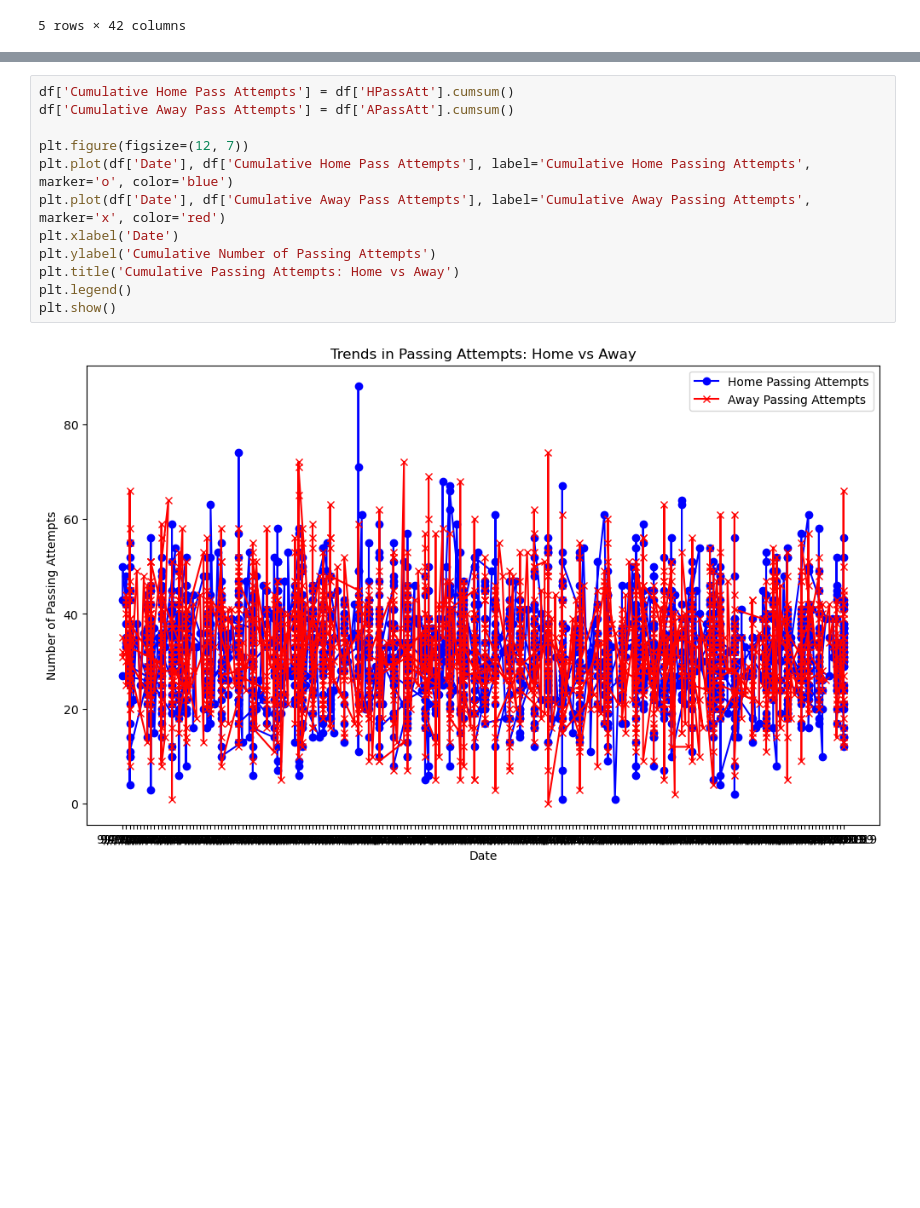
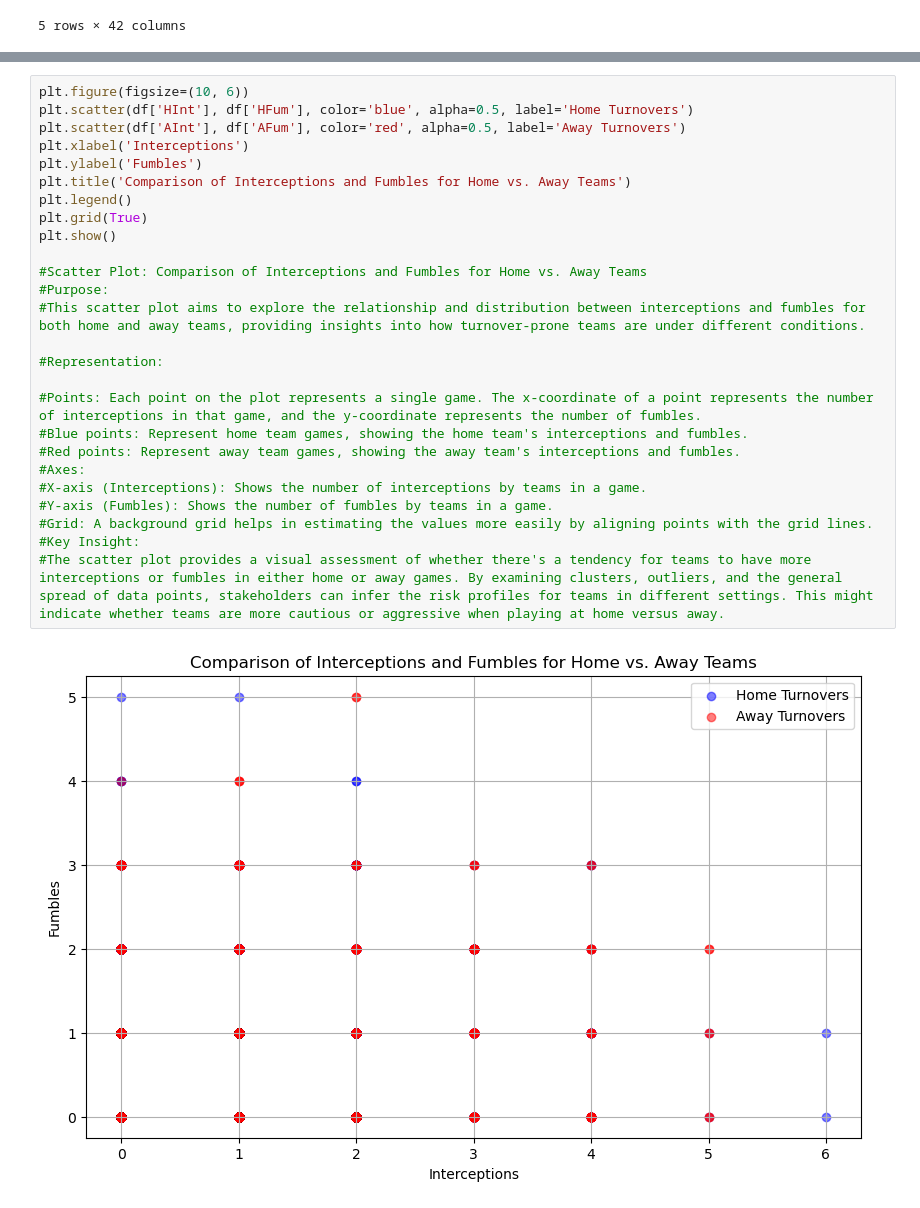
Before and after one commit to kojo-create/Comp-590-Final-Project, a Jupyter notebook: 590.ipynb, the cells around one changed output, grey strips where cells are left out. Drawn from its saved outputs; the diff is of its cells as text; blank space fills up the shorter version.

```diff
--- a/590.ipynb
+++ b/590.ipynb
@@ -76,14 +94,28 @@ AttributeError: 'str' object has no attribute 'strftime'
 # %%
-df['Cumulative Home Pass Attempts'] = df['HPassAtt'].cumsum()
-df['Cumulative Away Pass Attempts'] = df['APassAtt'].cumsum()
+plt.figure(figsize=(10, 6))
+plt.scatter(df['HInt'], df['HFum'], color='blue', alpha=0.5, label='Home Turnovers')
+plt.scatter(df['AInt'], df['AFum'], color='red', alpha=0.5, label='Away Turnovers')
+plt.xlabel('Interceptions')
+plt.ylabel('Fumbles')
+plt.title('Comparison of Interceptions and Fumbles for Home vs. Away Teams')
+plt.legend()
+plt.grid(True)
+plt.show()
 
-plt.figure(figsize=(12, 7))
-plt.plot(df['Date'], df['Cumulative Home Pass Attempts'], label='Cumulative Home Passing Attempts', marker='o', color='blue')
-plt.plot(df['Date'], df['Cumulative Away Pass Attempts'], label='Cumulative Away Passing Attempts', marker='x', color='red')
-plt.xlabel('Date')
-plt.ylabel('Cumulative Number of Passing Attempts')
-plt.title('Cumulative Passing Attempts: Home vs Away')
-plt.legend()
-plt.show()
+#Scatter Plot: Comparison of Interceptions and Fumbles for Home vs. Away Teams
+#Purpose:
+#This scatter plot aims to explore the relationship and distribution between interceptions and fumbles for both home and away teams, providing insights into how turnover-prone teams are under different conditions.
+
+#Representation:
+
+#Points: Each point on the plot represents a single game. The x-coordinate of a point represents the number of interceptions in that game, and the y-coordinate represents the number of fumbles.
+#Blue points: Represent home team games, showing the home team's interceptions and fumbles.
+#Red points: Represent away team games, showing the away team's interceptions and fumbles.
+#Axes:
+#X-axis (Interceptions): Shows the number of interceptions by teams in a game.
+#Y-axis (Fumbles): Shows the number of fumbles by teams in a game.
+#Grid: A background grid helps in estimating the values more easily by aligning points with the grid lines.
+#Key Insight:
+#The scatter plot provides a visual assessment of whether there's a tendency for teams to have more interceptions or fumbles in either home or away games. By examining clusters, outliers, and the general spread of data points, stakeholders can infer the risk profiles for teams in different settings. This might indicate whether teams are more cautious or aggressive when playing at home versus away.
 # %% [output]
-[figure, old version]
+[figure, new version]
```
Also changed, not shown: parts of 2 cells of this notebook.
